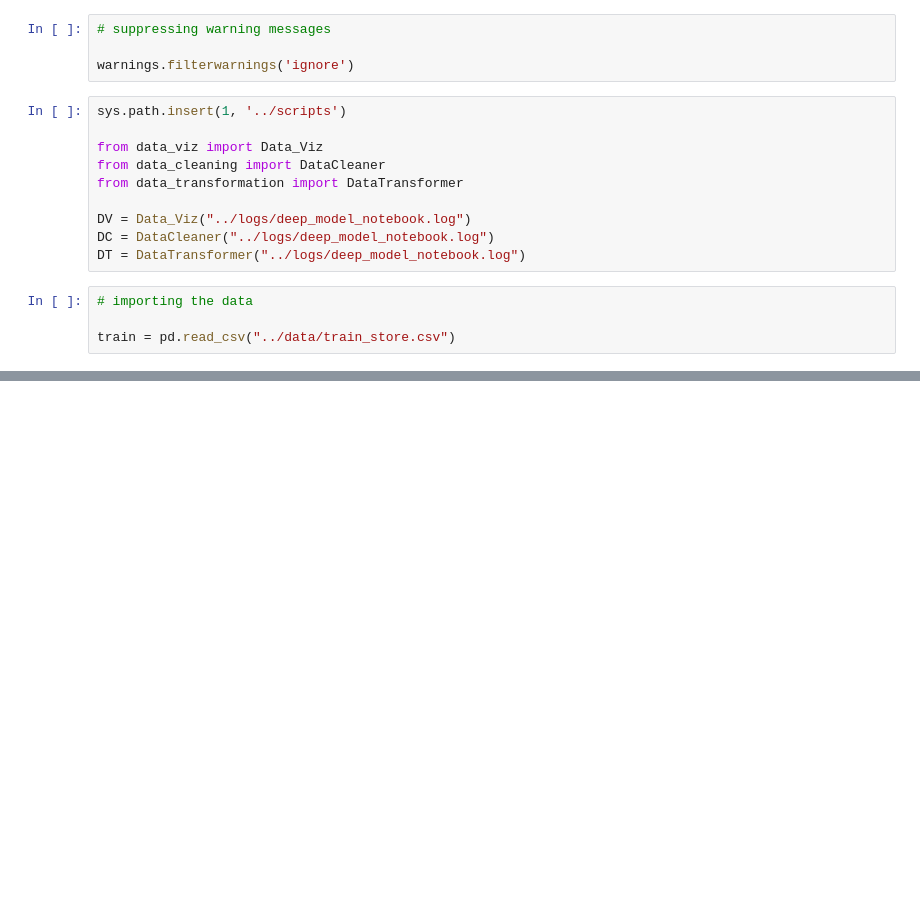
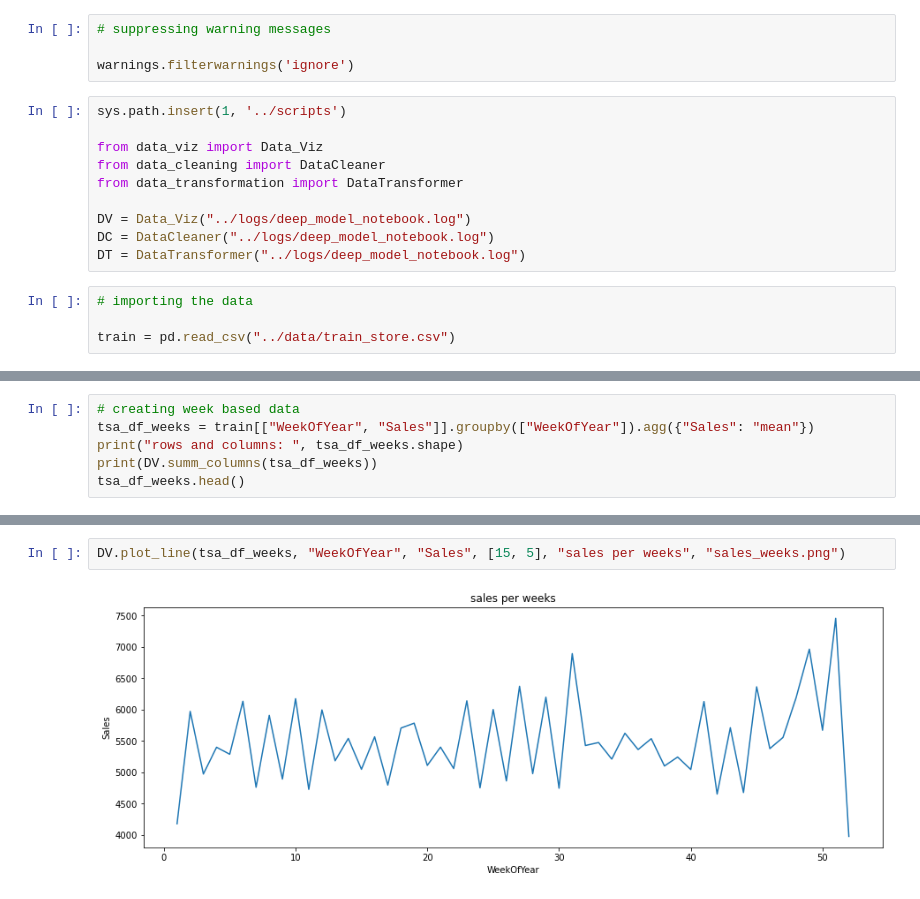
Before and after one commit to benbel376/time-series-data-sales-prediction, a Jupyter notebook: notebooks/deep_learning_modeling.ipynb, the cells around one changed output, grey strips where cells are left out. Cells and saved outputs as stored; diff of their text form; blank space fills up the shorter version.

```diff
--- a/notebooks/deep_learning_modeling.ipynb
+++ b/notebooks/deep_learning_modeling.ipynb
@@ -111,0 +94,6 @@ ValueError: Could not interpret value `Year_Week` for parameter `x`
+# %%
+# creating week based data
+tsa_df_weeks = train[["WeekOfYear", "Sales"]].groupby(["WeekOfYear"]).agg({"Sales": "mean"})
+print("rows and columns: ", tsa_df_weeks.shape)
+print(DV.summ_columns(tsa_df_weeks))
+tsa_df_weeks.head()
@@ -111,0 +111,4 @@ ValueError: Could not interpret value `Year_Week` for parameter `x`
+# %%
+DV.plot_line(tsa_df_weeks, "WeekOfYear", "Sales", [15, 5], "sales per weeks", "sales_weeks.png")
+# %% [output]
+[figure, added]
```
Also changed, not shown: parts of 40 cells of this notebook, 41 other files.
